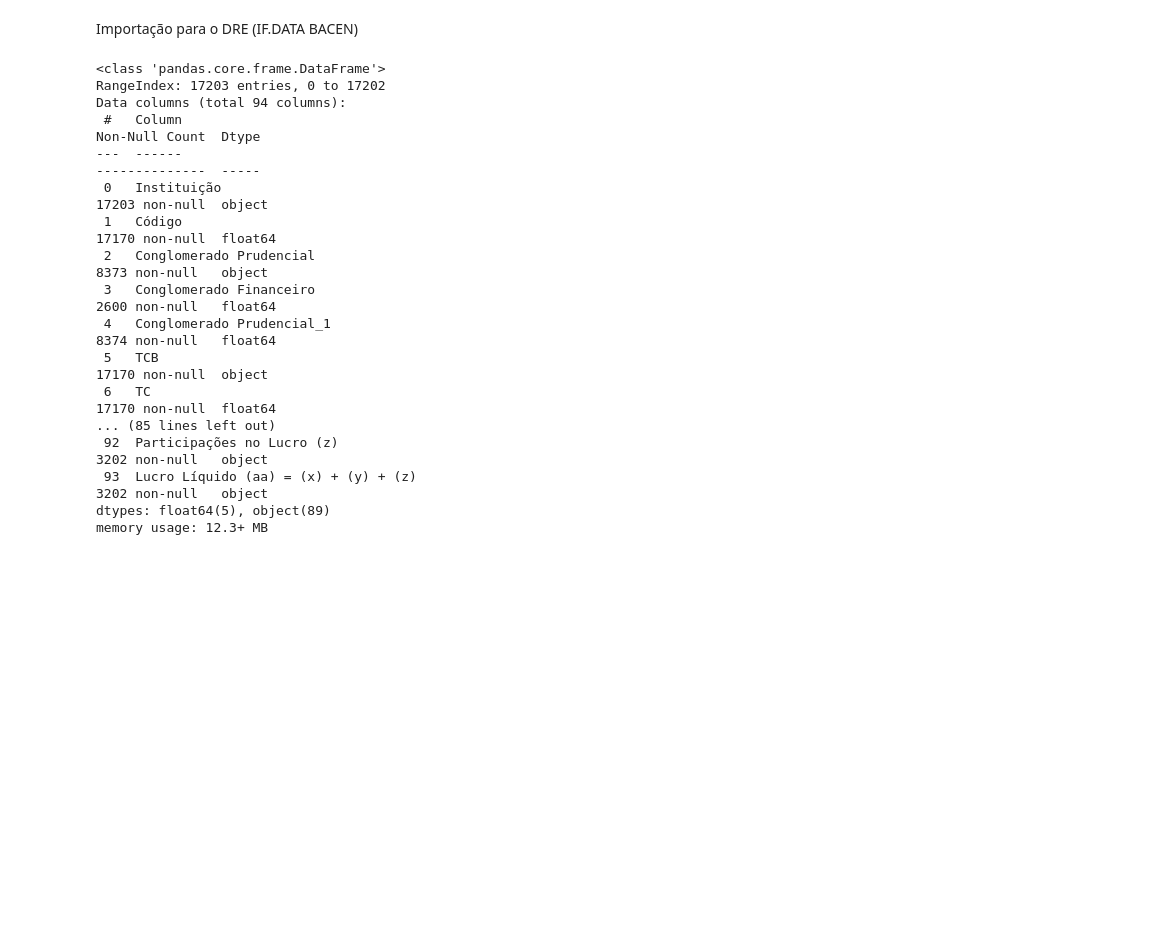
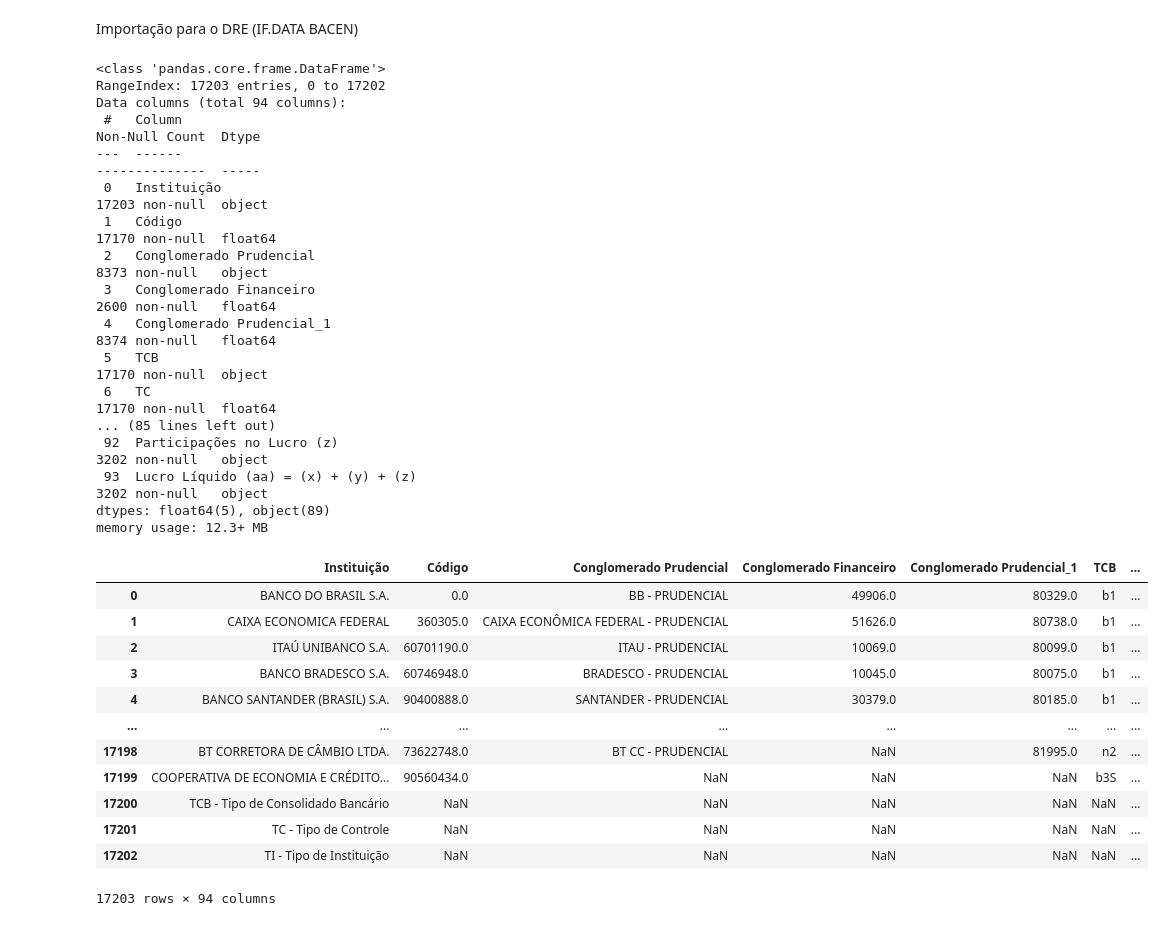
Before and after one commit to ThiagoPBorges/Banco-Master-Analise, a Jupyter notebook: notebook/01_importação.ipynb, the cells around one changed output. Saved outputs shown, nothing was run; the diff lists cells and outputs as text; code cells hidden in the pictures; blank space fills up the shorter version.

```diff
--- a/notebook/01_importação.ipynb
+++ b/notebook/01_importação.ipynb
@@ -120,33 +120,47 @@ for arquivo_dre in lista_arquivo_dre:
     # Aplica os nomes JÁ DEDUPLICADOS ao DataFrame
     temp_df_dre.columns = colunas_unicas
     # --------------------------------
 
     lista_dre.append(temp_df_dre)
 
 # --- FIM DA LIMPEZA E CONCATENAÇÃO ---
 
 # Agora o concat funcionará porque não existem colunas ambíguas dentro dos arquivos
 df_dre_total = pd.concat(lista_dre, ignore_index=True)
 
 df_dre_total.info()
+df_dre_total
 # %% [output]
 <class 'pandas.core.frame.DataFrame'>
 RangeIndex: 17203 entries, 0 to 17202
 Data columns (total 94 columns):
  #   Column                                                                                                 Non-Null Count  Dtype
 ---  ------                                                                                                 --------------  -----
  0   Instituição                                                                                            17203 non-null  object
  1   Código                                                                                                 17170 non-null  float64
  2   Conglomerado Prudencial                                                                                8373 non-null   object
  3   Conglomerado Financeiro                                                                                2600 non-null   float64
  4   Conglomerado Prudencial_1                                                                              8374 non-null   float64
  5   TCB                                                                                                    17170 non-null  object
  6   TC                                                                                                     17170 non-null  float64
 ... (85 lines left out)
  92  Participações no Lucro (z)                                                                             3202 non-null   object
  93  Lucro Líquido (aa) = (x) + (y) + (z)                                                                   3202 non-null   object
 dtypes: float64(5), object(89)
 memory usage: 12.3+ MB
+|  | Instituição | Código | Conglomerado Prudencial | Conglomerado Financeiro | Conglomerado Prudencial_1 | TCB | ... |
+| 0 | BANCO DO BRASIL S.A. | 0.0 | BB - PRUDENCIAL | 49906.0 | 80329.0 | b1 | ... |
+| 1 | CAIXA ECONOMICA FEDERAL | 360305.0 | CAIXA ECONÔMICA FEDERAL - PRUDENCIAL | 51626.0 | 80738.0 | b1 | ... |
+| 2 | ITAÚ UNIBANCO S.A. | 60701190.0 | ITAU - PRUDENCIAL | 10069.0 | 80099.0 | b1 | ... |
+| 3 | BANCO BRADESCO S.A. | 60746948.0 | BRADESCO - PRUDENCIAL | 10045.0 | 80075.0 | b1 | ... |
+| 4 | BANCO SANTANDER (BRASIL) S.A. | 90400888.0 | SANTANDER - PRUDENCIAL | 30379.0 | 80185.0 | b1 | ... |
+| ... | ... | ... | ... | ... | ... | ... | ... |
+| 17198 | BT CORRETORA DE CÂMBIO LTDA. | 73622748.0 | BT CC - PRUDENCIAL | NaN | 81995.0 | n2 | ... |
+| 17199 | COOPERATIVA DE ECONOMIA E CRÉDITO... | 90560434.0 | NaN | NaN | NaN | b3S | ... |
+| 17200 | TCB - Tipo de Consolidado Bancário | NaN | NaN | NaN | NaN | NaN | ... |
+| 17201 | TC - Tipo de Controle | NaN | NaN | NaN | NaN | NaN | ... |
+| 17202 | TI - Tipo de Instituição | NaN | NaN | NaN | NaN | NaN | ... |
+17203 rows × 94 columns
 # %%
 df_dre = df_dre_total.copy()
 
```
Also changed, not shown: parts of 1 cell of this notebook, 4 other files.
